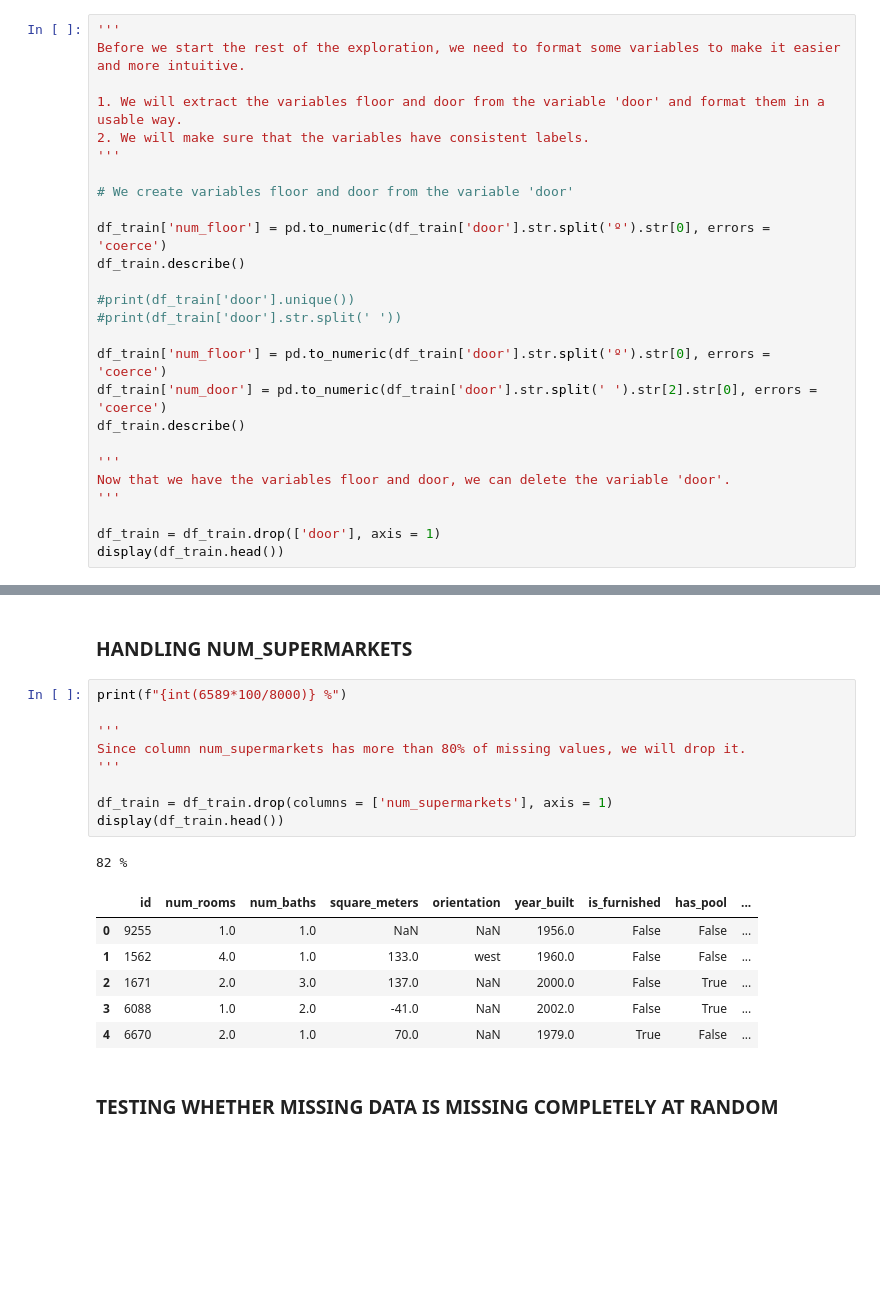
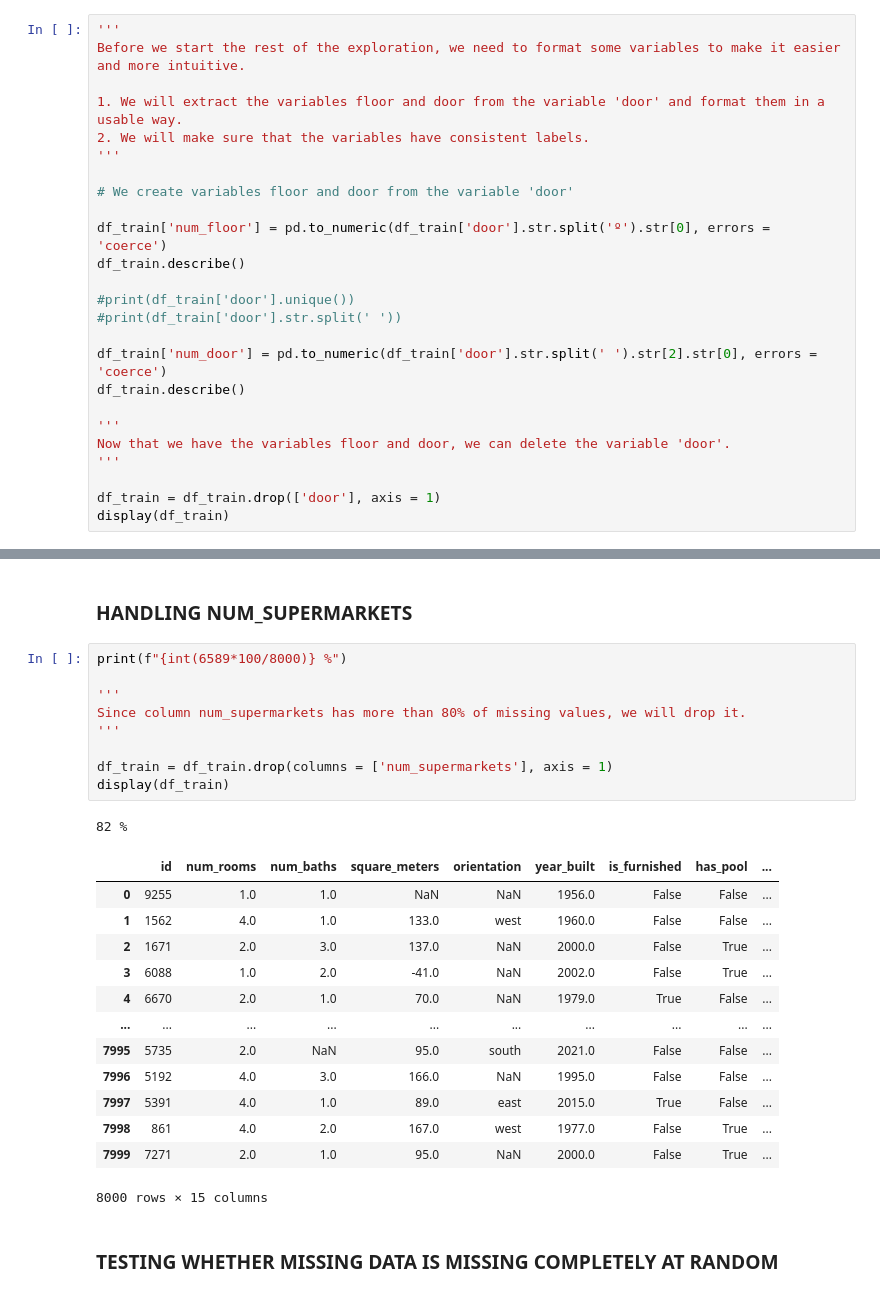
Before and after one commit to monbiote/Barcelona_Apartment_Price_Predictor, a Jupyter notebook: Sarria_nb.ipynb, the cells around one changed output, grey strips where cells are left out. Cells and saved outputs as stored; diff of their text form; blank space fills up the shorter version.

```diff
--- a/Sarria_nb.ipynb
+++ b/Sarria_nb.ipynb
@@ -80,7 +80,6 @@ df_train.describe()
 #print(df_train['door'].unique())
 #print(df_train['door'].str.split(' '))
 
-df_train['num_floor'] = pd.to_numeric(df_train['door'].str.split('º').str[0], errors = 'coerce')
 df_train['num_door'] = pd.to_numeric(df_train['door'].str.split(' ').str[2].str[0], errors = 'coerce')
 df_train.describe()
 
@@ -89,7 +88,7 @@ Now that we have the variables floor and door, we can delete the variable 'door'
 '''
 
 df_train = df_train.drop(['door'], axis = 1)
-display(df_train.head())
+display(df_train)
 # %% [output]
 |  | id | num_rooms | num_baths | square_meters | orientation | year_built | is_furnished | has_pool | ... |
 | 0 | 9255 | 1.0 | 1.0 | NaN | NaN | 1956.0 | False | False | ... |
@@ -174,20 +181,27 @@ dtype: int64
 # %%
 print(f"{int(6589*100/8000)} %")
 
 '''
 Since column num_supermarkets has more than 80% of missing values, we will drop it.
 '''
 
 df_train = df_train.drop(columns = ['num_supermarkets'], axis = 1)
-display(df_train.head())
+display(df_train)
 # %% [output]
 82 %
 |  | id | num_rooms | num_baths | square_meters | orientation | year_built | is_furnished | has_pool | ... |
 | 0 | 9255 | 1.0 | 1.0 | NaN | NaN | 1956.0 | False | False | ... |
 | 1 | 1562 | 4.0 | 1.0 | 133.0 | west | 1960.0 | False | False | ... |
 | 2 | 1671 | 2.0 | 3.0 | 137.0 | NaN | 2000.0 | False | True | ... |
 | 3 | 6088 | 1.0 | 2.0 | -41.0 | NaN | 2002.0 | False | True | ... |
 | 4 | 6670 | 2.0 | 1.0 | 70.0 | NaN | 1979.0 | True | False | ... |
+| ... | ... | ... | ... | ... | ... | ... | ... | ... | ... |
+| 7995 | 5735 | 2.0 | NaN | 95.0 | south | 2021.0 | False | False | ... |
+| 7996 | 5192 | 4.0 | 3.0 | 166.0 | NaN | 1995.0 | False | False | ... |
+| 7997 | 5391 | 4.0 | 1.0 | 89.0 | east | 2015.0 | True | False | ... |
+| 7998 | 861 | 4.0 | 2.0 | 167.0 | west | 1977.0 | False | True | ... |
+| 7999 | 7271 | 2.0 | 1.0 | 95.0 | NaN | 2000.0 | False | True | ... |
+8000 rows × 15 columns
 # %% [markdown]
 ### TESTING WHETHER MISSING DATA IS MISSING COMPLETELY AT RANDOM
 # %%
```
Also changed, not shown: parts of 7 cells of this notebook.
